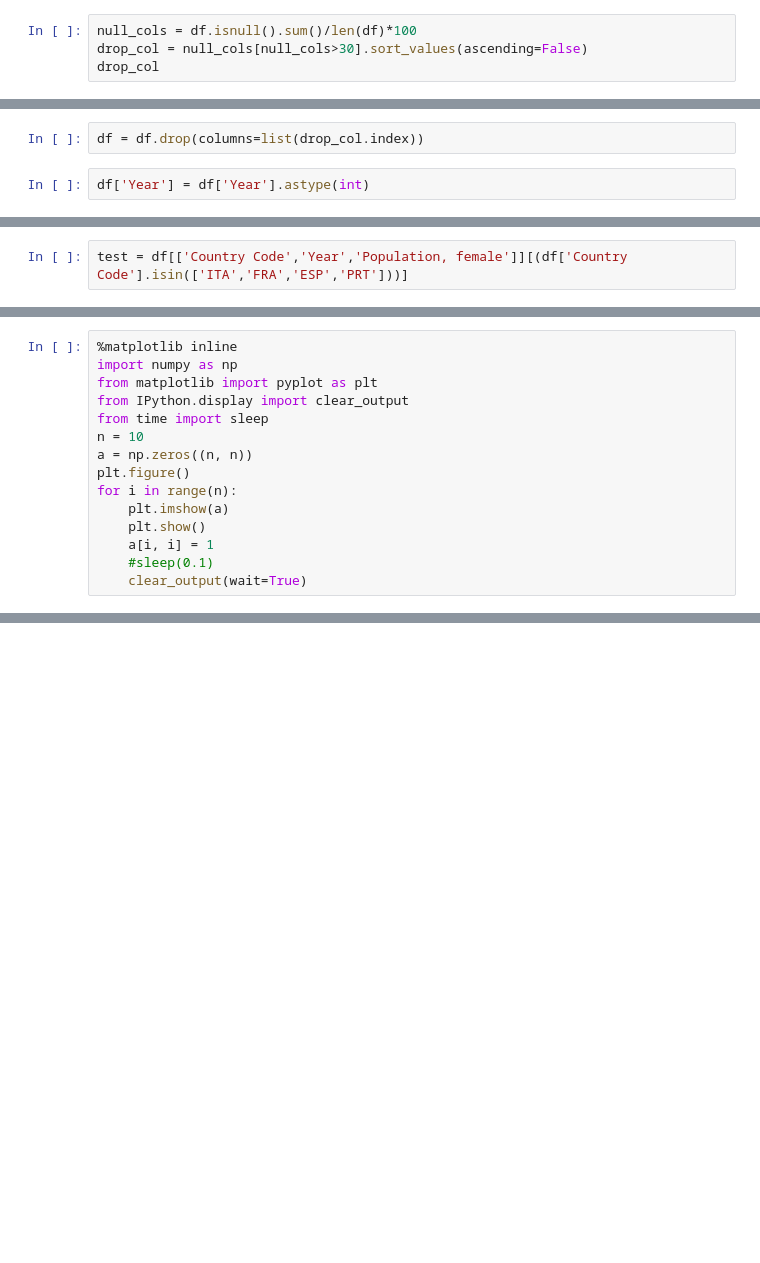
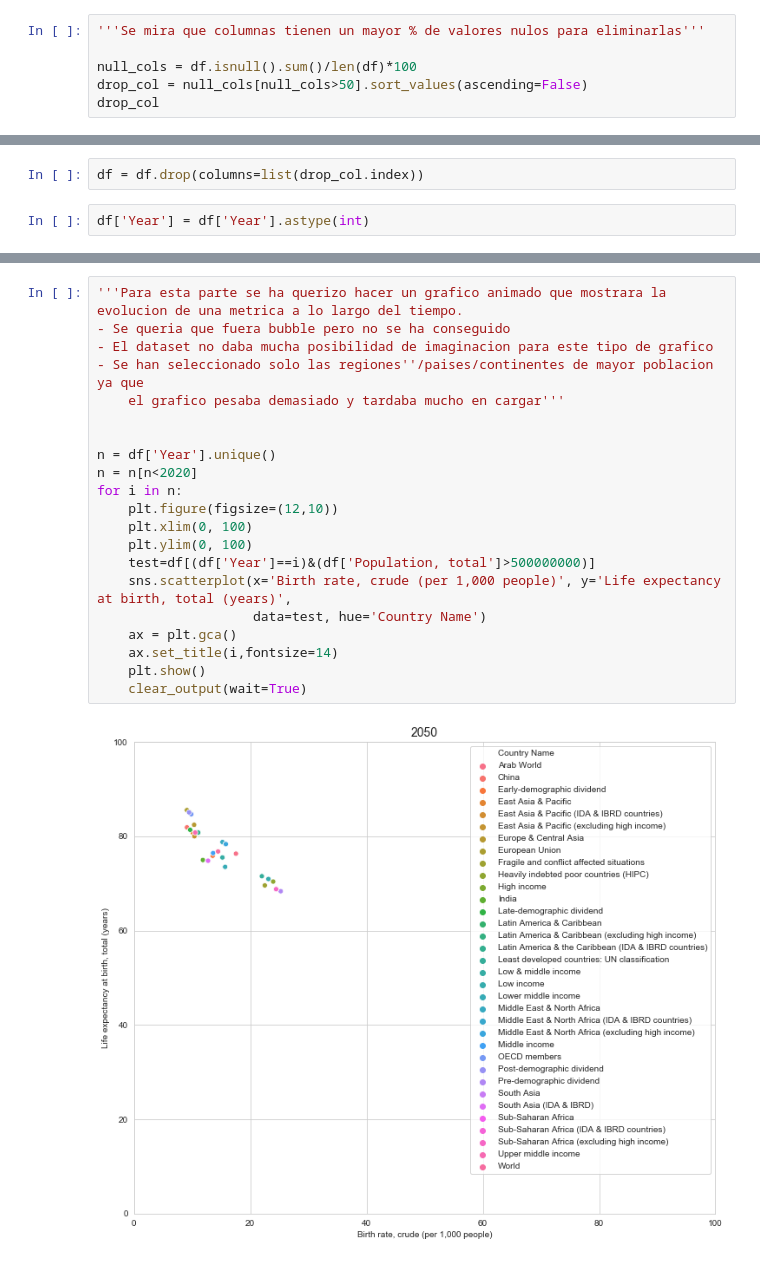
Before and after one commit to luisfarre/project-visualizing-real-world-data, a Jupyter notebook: Project_visualizing_population_data.ipynb, the cells around one changed output, grey strips where cells are left out. Saved outputs shown, nothing was run; the diff lists cells and outputs as text; blank space fills up the shorter version.

Commit message:
Lab finalizado pero no satisfecho :(

```diff
--- a/Project_visualizing_population_data.ipynb
+++ b/Project_visualizing_population_data.ipynb
@@ -59,6 +61,8 @@ df.head(5)
 # %%
+'''Se mira que columnas tienen un mayor % de valores nulos para eliminarlas'''
+
 null_cols = df.isnull().sum()/len(df)*100
-drop_col = null_cols[null_cols>30].sort_values(ascending=False)
+drop_col = null_cols[null_cols>50].sort_values(ascending=False)
 drop_col
 # %% [output]
 Indicator Name
@@ -140,2 +89,0 @@ array(['ABW', 'AFG', 'AGO', 'ALB', 'AND', 'ARB', 'ARE', 'ARG', 'ARM',
-# %%
-test = df[['Country Code','Year','Population, female']][(df['Country Code'].isin(['ITA','FRA','ESP','PRT']))]
@@ -176,15 +109,0 @@ for i in range(n):
-# %%
-%matplotlib inline
-import numpy as np
-from matplotlib import pyplot as plt
-from IPython.display import clear_output
-from time import sleep
-n = 10
-a = np.zeros((n, n))
-plt.figure()
-for i in range(n):
-    plt.imshow(a)
-    plt.show()
-    a[i, i] = 1
-    #sleep(0.1)
-    clear_output(wait=True)
@@ -190,0 +151,24 @@ for i in range(n):
+# %%
+'''Para esta parte se ha querizo hacer un grafico animado que mostrara la
+evolucion de una metrica a lo largo del tiempo.
+- Se queria que fuera bubble pero no se ha conseguido
+- El dataset no daba mucha posibilidad de imaginacion para este tipo de grafico
+- Se han seleccionado solo las regiones''/paises/continentes de mayor poblacion ya que
+    el grafico pesaba demasiado y tardaba mucho en cargar'''
+
+
+n = df['Year'].unique()
+n = n[n<2020]
+for i in n:
+    plt.figure(figsize=(12,10))
+    plt.xlim(0, 100)
+    plt.ylim(0, 100)
+    test=df[(df['Year']==i)&(df['Population, total']>500000000)]
+    sns.scatterplot(x='Birth rate, crude (per 1,000 people)', y='Life expectancy at birth, total (years)',
+                    data=test, hue='Country Name')
+    ax = plt.gca()
+    ax.set_title(i,fontsize=14)
+    plt.show()
+    clear_output(wait=True)
+# %% [output]
+[figure, added]
```
Also changed, not shown: parts of 30 cells of this notebook, 1 other file.
